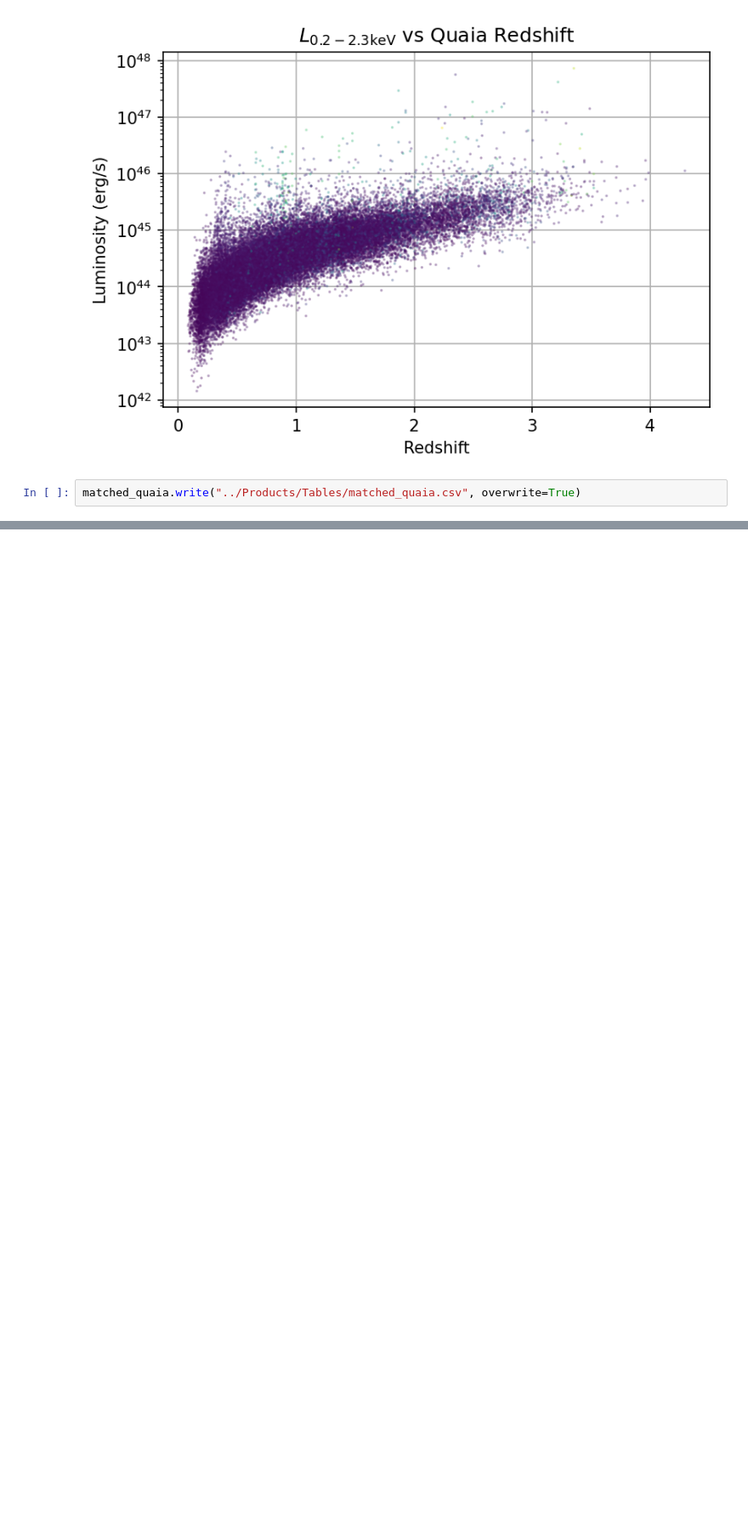
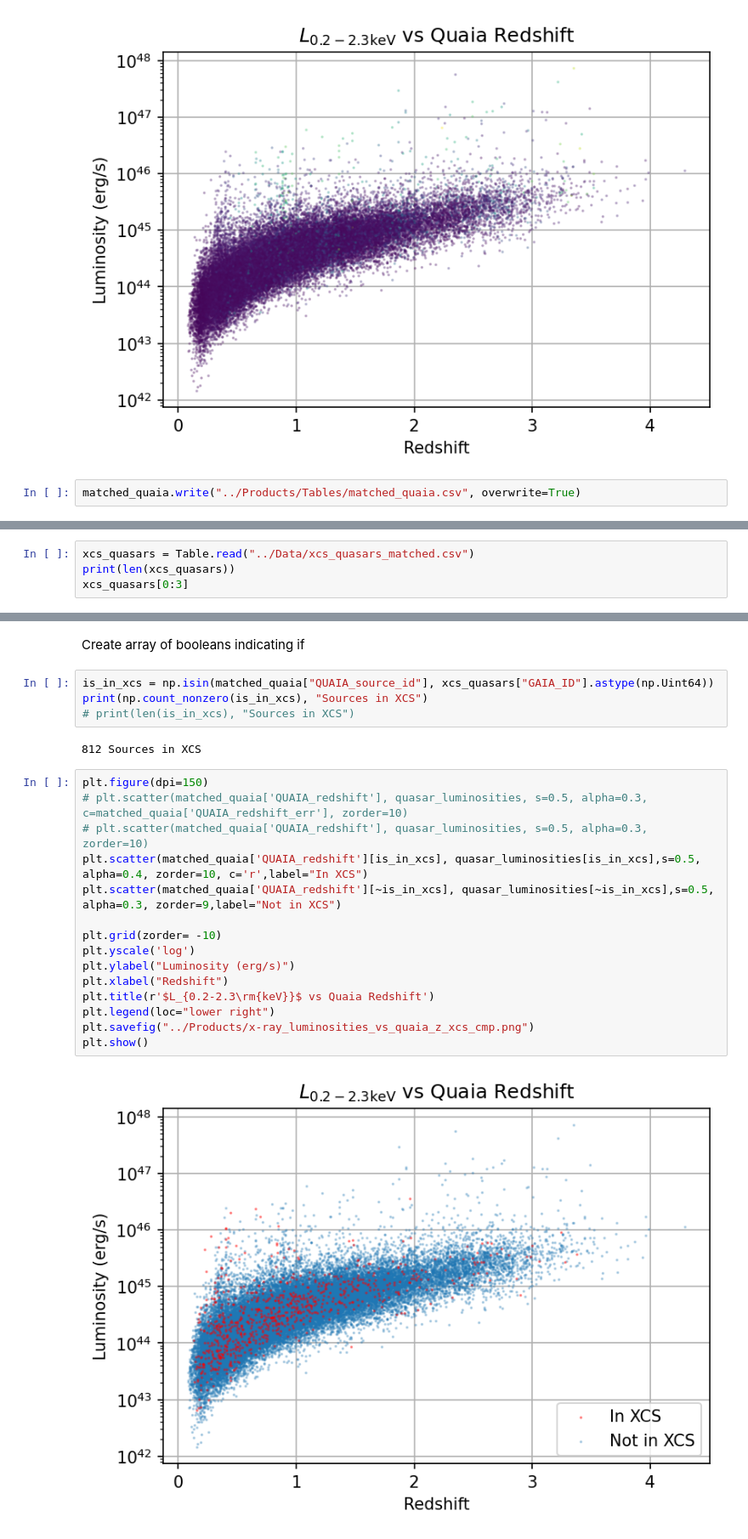
Before and after one commit to TobyWallage/Finding_Quasars_In_eRASS, a Jupyter notebook: Notebooks/eRASS_GAIA_quasars.ipynb, the cells around one changed output, grey strips where cells are left out. Shown: that part at 85% size. Cells and saved outputs as stored; diff of their text form; blank space fills up the shorter version.

```diff
--- a/Notebooks/eRASS_GAIA_quasars.ipynb
+++ b/Notebooks/eRASS_GAIA_quasars.ipynb
@@ -384,0 +387,4 @@ matched_quaia.write("../Products/Tables/matched_quaia.csv", overwrite=True)
+# %%
+xcs_quasars = Table.read("../Data/xcs_quasars_matched.csv")
+print(len(xcs_quasars))
+xcs_quasars[0:3]
@@ -384,0 +400,25 @@ matched_quaia.write("../Products/Tables/matched_quaia.csv", overwrite=True)
+# %% [markdown]
+Create array of booleans indicating if
+# %%
+is_in_xcs = np.isin(matched_quaia["QUAIA_source_id"], xcs_quasars["GAIA_ID"].astype(np.Uint64))
+print(np.count_nonzero(is_in_xcs), "Sources in XCS")
+# print(len(is_in_xcs), "Sources in XCS")
+# %% [output]
+812 Sources in XCS
+# %%
+plt.figure(dpi=150)
+# plt.scatter(matched_quaia['QUAIA_redshift'], quasar_luminosities, s=0.5, alpha=0.3, c=matched_quaia['QUAIA_redshift_err'], zorder=10)
+# plt.scatter(matched_quaia['QUAIA_redshift'], quasar_luminosities, s=0.5, alpha=0.3, zorder=10)
+plt.scatter(matched_quaia['QUAIA_redshift'][is_in_xcs], quasar_luminosities[is_in_xcs],s=0.5, alpha=0.4, zorder=10, c='r',label="In XCS")
+plt.scatter(matched_quaia['QUAIA_redshift'][~is_in_xcs], quasar_luminosities[~is_in_xcs],s=0.5, alpha=0.3, zorder=9,label="Not in XCS")
+
+plt.grid(zorder= -10)
+plt.yscale('log')
+plt.ylabel("Luminosity (erg/s)")
+plt.xlabel("Redshift")
+plt.title(r'$L_{0.2-2.3\rm{keV}}$ vs Quaia Redshift')
+plt.legend(loc="lower right")
+plt.savefig("../Products/x-ray_luminosities_vs_quaia_z_xcs_cmp.png")
+plt.show()
+# %% [output]
+[figure, added]
```
Also changed, not shown: parts of 2 cells of this notebook, 2 other files.
